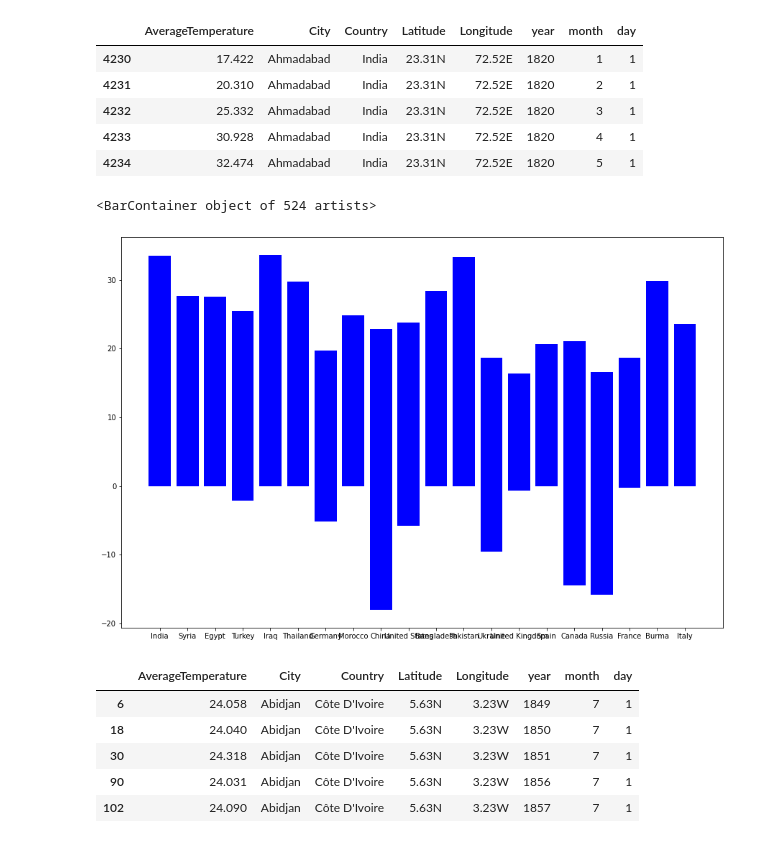
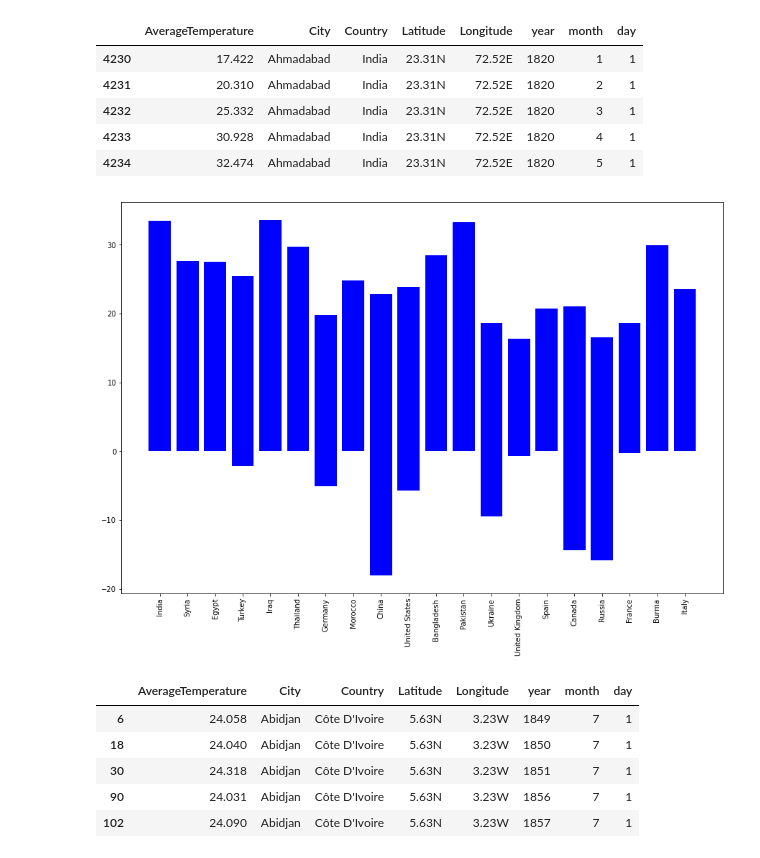
Before and after one commit to osman-haider/Globle-Temperature, a Jupyter notebook: globle temperature (EDA+feature engineering+prediction).ipynb, the cells around one changed output. Saved outputs shown, nothing was run; the diff lists cells and outputs as text; code cells hidden in the pictures.

```diff
--- a/globle temperature (EDA+feature engineering+prediction).ipynb
+++ b/globle temperature (EDA+feature engineering+prediction).ipynb
@@ -151,9 +151,10 @@ year.head()
 # %%
 plt.figure(figsize=(15,10))
 plt.bar(year['Country'],year['AverageTemperature'],color='blue')
+plt.xticks(rotation='vertical')
+plt.show()
 # %% [output]
-<BarContainer object of 524 artists>
-[figure, old version]
+[figure, new version]
 # %%
 # we also can perform it on mounth base
 month = data[data['month'] == 7]
```
Also changed, not shown: parts of 4 cells of this notebook.
